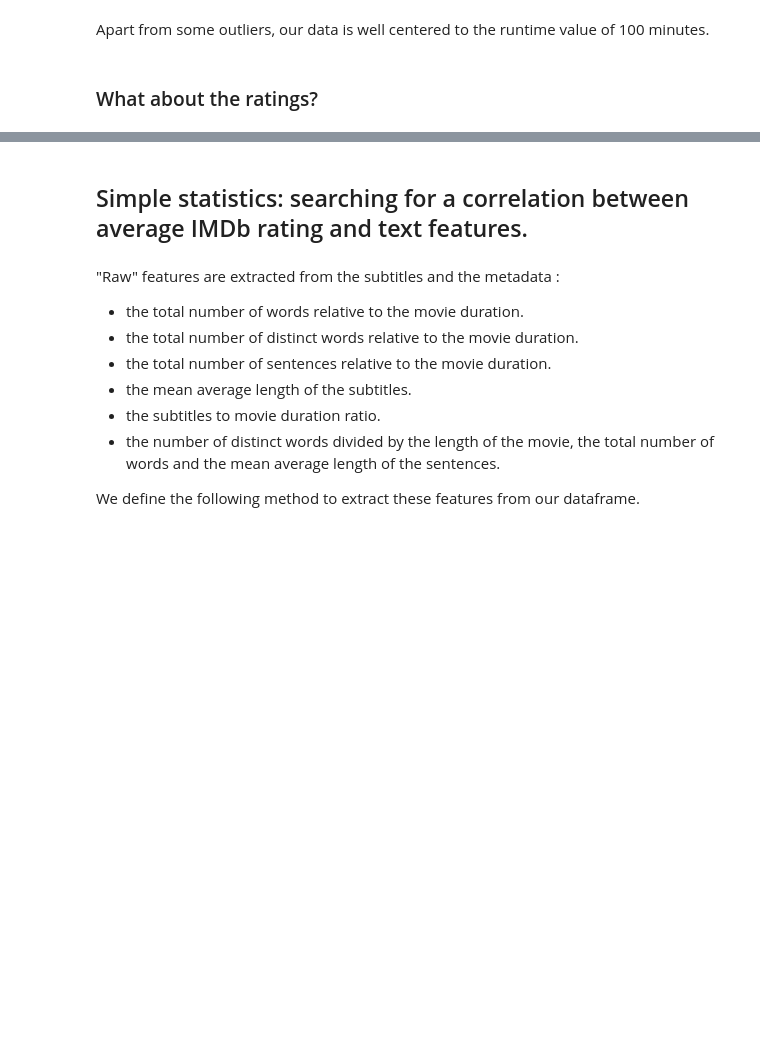
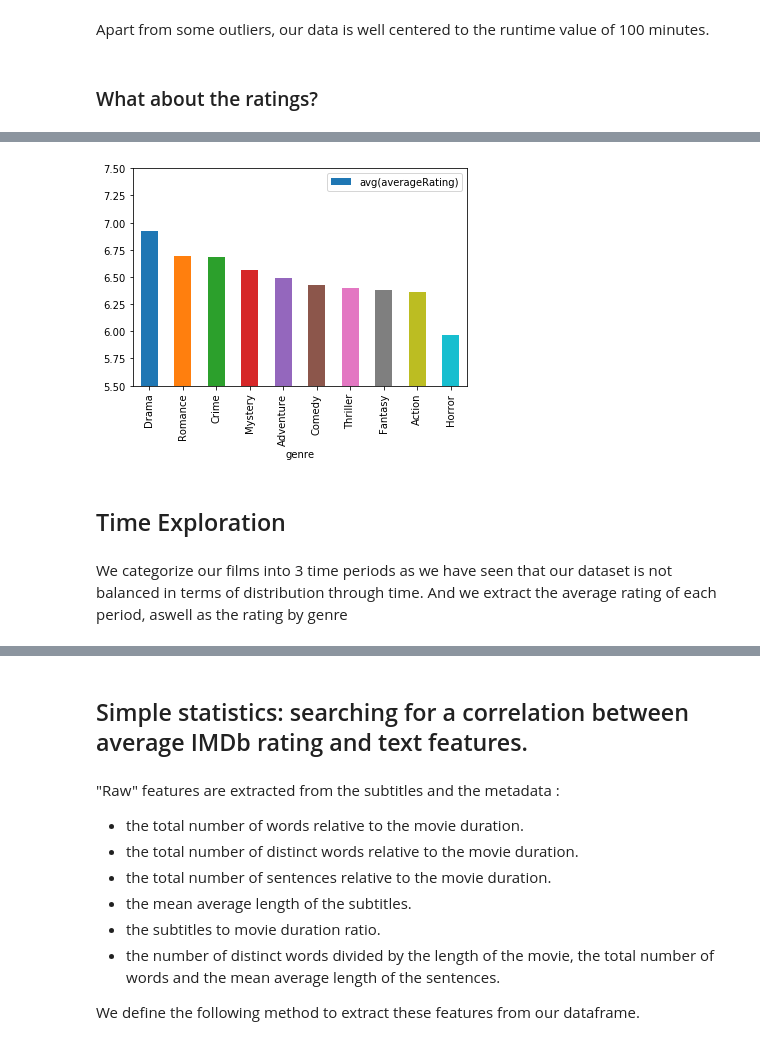
Before and after one commit to Xabitsuki/adamax, a Jupyter notebook: NotebookFinal.ipynb, the cells around one changed output, grey strips where cells are left out. Drawn from its saved outputs; the diff is of its cells as text; code cells hidden in the pictures; blank space fills up the shorter version.

Commit message:
change structure, compare genre distribution

```diff
--- a/NotebookFinal.ipynb
+++ b/NotebookFinal.ipynb
@@ -462,0 +483,16 @@ df_films_stats.sort_values("averageRating", ascending=False).head(10)
+# %%
+df_imdb_avRating = df_movies.select('*',
+                                      psf.explode('genres').alias('genre'))\
+                              .groupBy("genre").agg({"averageRating": "mean",
+                                                     "*": "count"})
+df_imdb_avRating_pd = df_imdb_avRating.sort("count(1)", ascending=False).limit(10).toPandas()
+# %%
+df_imdb_avRating_pd.sort_values("avg(averageRating)", ascending=False).plot.bar(y="avg(averageRating)", x="genre")
+plt.ylim(5.5, 7.5)
+plt.show()
+# %% [output]
+[figure, added]
+# %% [markdown]
+## Time Exploration
+# %% [markdown]
+We categorize our films into 3 time periods as we have seen that our dataset is not balanced in terms of distribution through time. And we extract the average rating of each period, aswell as the rating by genre
```
Also changed, not shown: parts of 53 cells of this notebook, 1 other file.
